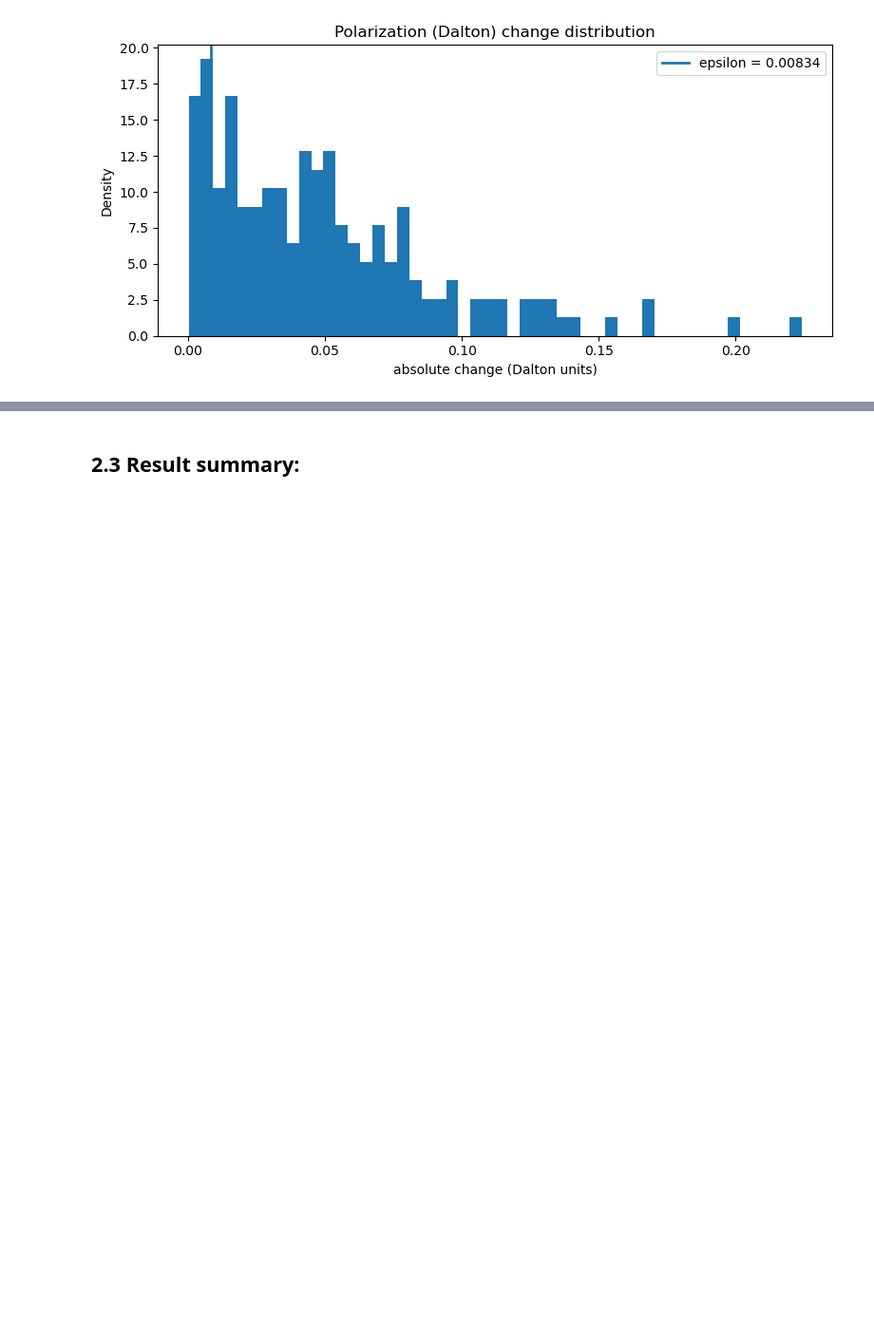
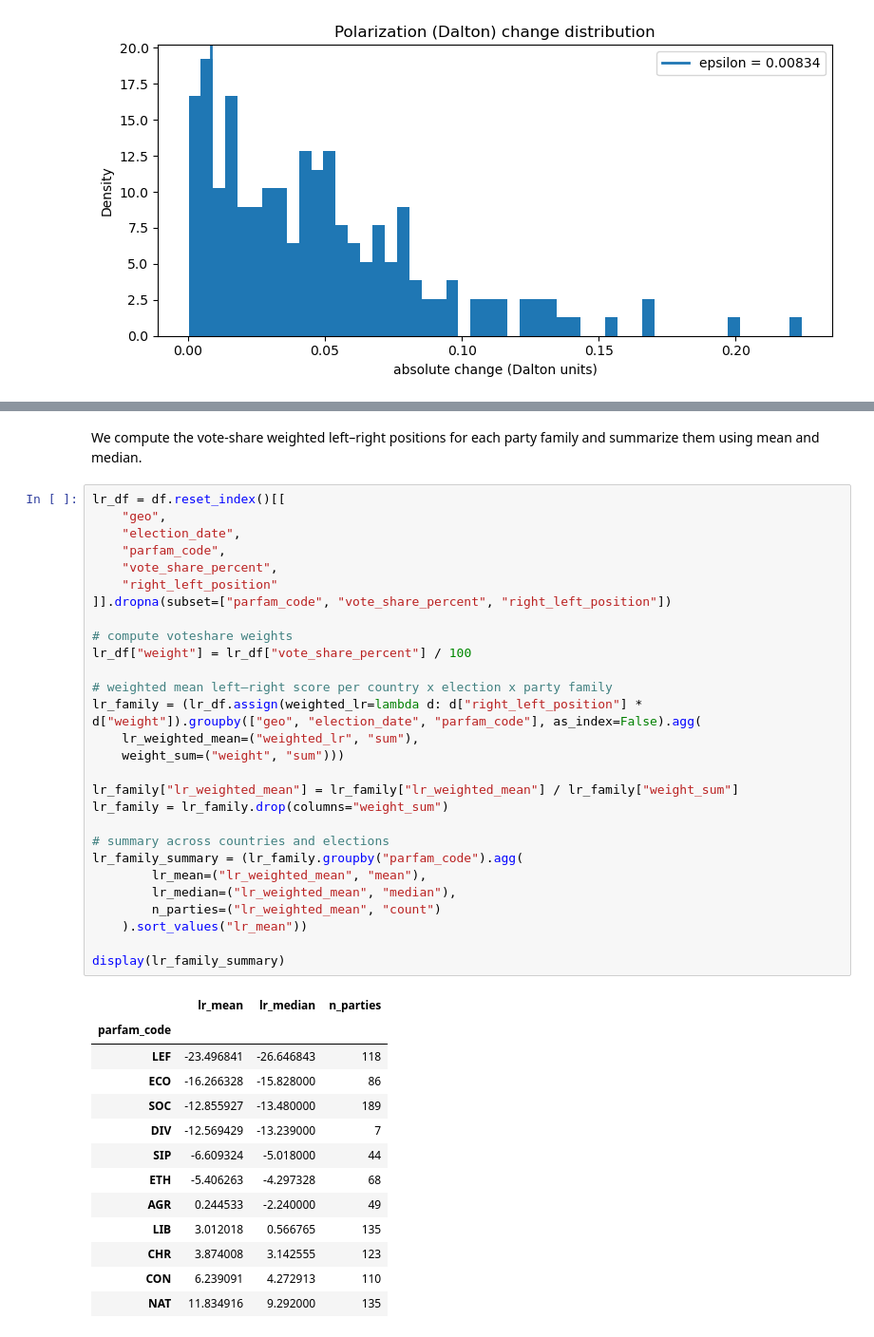
Before and after one commit to StefanSick/exdex_project, a Jupyter notebook: src/Group_20_notebook.ipynb, the cells around one changed output, grey strips where cells are left out. Shown at 95% size. Cells and saved outputs as stored; diff of their text form; blank space fills up the shorter version.

Commit message:
Added parfam left-right positions and RQ 1 interpretation

```diff
--- a/src/Group_20_notebook.ipynb
+++ b/src/Group_20_notebook.ipynb
@@ -1604,2 +1608,44 @@ display("RQ1: Episode patterns by variable x direction", rq1_var_dir_summary)
-# %% [markdown]
-## 2.3 Result summary:
+# %% [markdown]
+We compute the vote-share weighted left–right positions for each party family and summarize them using mean and median.
+# %%
+lr_df = df.reset_index()[[
+    "geo",
+    "election_date",
+    "parfam_code",
+    "vote_share_percent",
+    "right_left_position"
+]].dropna(subset=["parfam_code", "vote_share_percent", "right_left_position"])
+
+# compute voteshare weights
+lr_df["weight"] = lr_df["vote_share_percent"] / 100
+
+# weighted mean left–right score per country x election x party family
+lr_family = (lr_df.assign(weighted_lr=lambda d: d["right_left_position"] * d["weight"]).groupby(["geo", "election_date", "parfam_code"], as_index=False).agg(
+    lr_weighted_mean=("weighted_lr", "sum"),
+    weight_sum=("weight", "sum")))
+
+lr_family["lr_weighted_mean"] = lr_family["lr_weighted_mean"] / lr_family["weight_sum"]
+lr_family = lr_family.drop(columns="weight_sum")
+
+# summary across countries and elections
+lr_family_summary = (lr_family.groupby("parfam_code").agg(
+        lr_mean=("lr_weighted_mean", "mean"),
+        lr_median=("lr_weighted_mean", "median"),
+        n_parties=("lr_weighted_mean", "count")
+    ).sort_values("lr_mean"))
+
+display(lr_family_summary)
+# %% [output]
+|  | lr_mean | lr_median | n_parties |
+| parfam_code |  |  |  |
+| LEF | -23.496841 | -26.646843 | 118 |
+| ECO | -16.266328 | -15.828000 | 86 |
+| SOC | -12.855927 | -13.480000 | 189 |
+| DIV | -12.569429 | -13.239000 | 7 |
+| SIP | -6.609324 | -5.018000 | 44 |
+| ETH | -5.406263 | -4.297328 | 68 |
+| AGR | 0.244533 | -2.240000 | 49 |
+| LIB | 3.012018 | 0.566765 | 135 |
+| CHR | 3.874008 | 3.142555 | 123 |
+| CON | 6.239091 | 4.272913 | 110 |
+| NAT | 11.834916 | 9.292000 | 135 |
```
Also changed, not shown: parts of 92 cells of this notebook, 1 other file.
